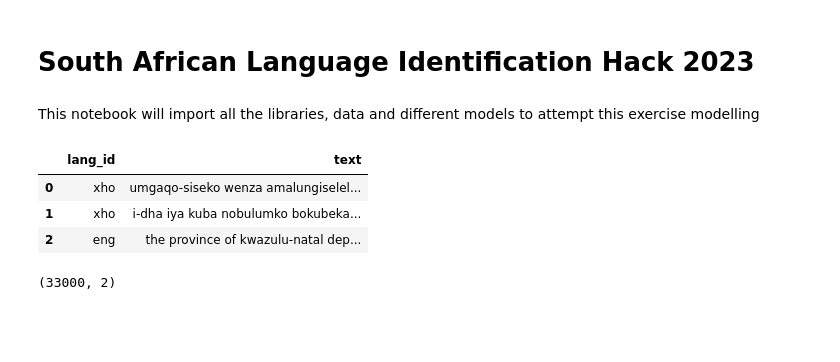
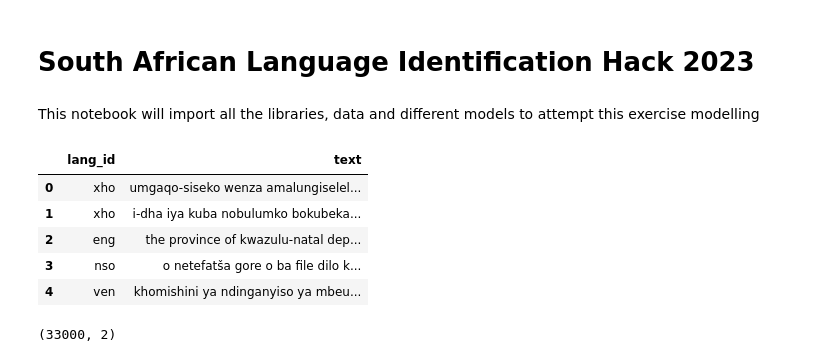
Before and after one commit to thabotladi/explore-heckathon, a Jupyter notebook: SA_Language_ID_2023.ipynb, the cells around one changed output. Saved outputs shown, nothing was run; the diff lists cells and outputs as text; code cells hidden in the pictures; blank space fills up the shorter version.

```diff
--- a/SA_Language_ID_2023.ipynb
+++ b/SA_Language_ID_2023.ipynb
@@ -29,12 +38,14 @@ train_df = pd.read_csv('/content/train_set.csv')
 test_df = pd.read_csv('/content/test_set.csv')
 # %%
 # first glance at training set
-train_df.head(3)
+train_df.head(5)
 # %% [output]
 |  | lang_id | text |
 | 0 | xho | umgaqo-siseko wenza amalungiselel... |
 | 1 | xho | i-dha iya kuba nobulumko bokubeka... |
 | 2 | eng | the province of kwazulu-natal dep... |
+| 3 | nso | o netefatša gore o ba file dilo k... |
+| 4 | ven | khomishini ya ndinganyiso ya mbeu... |
 # %%
 # looking the shape of the provided data
 train_df.shape
```
Also changed, not shown: parts of 18 cells of this notebook, 13 other files.
